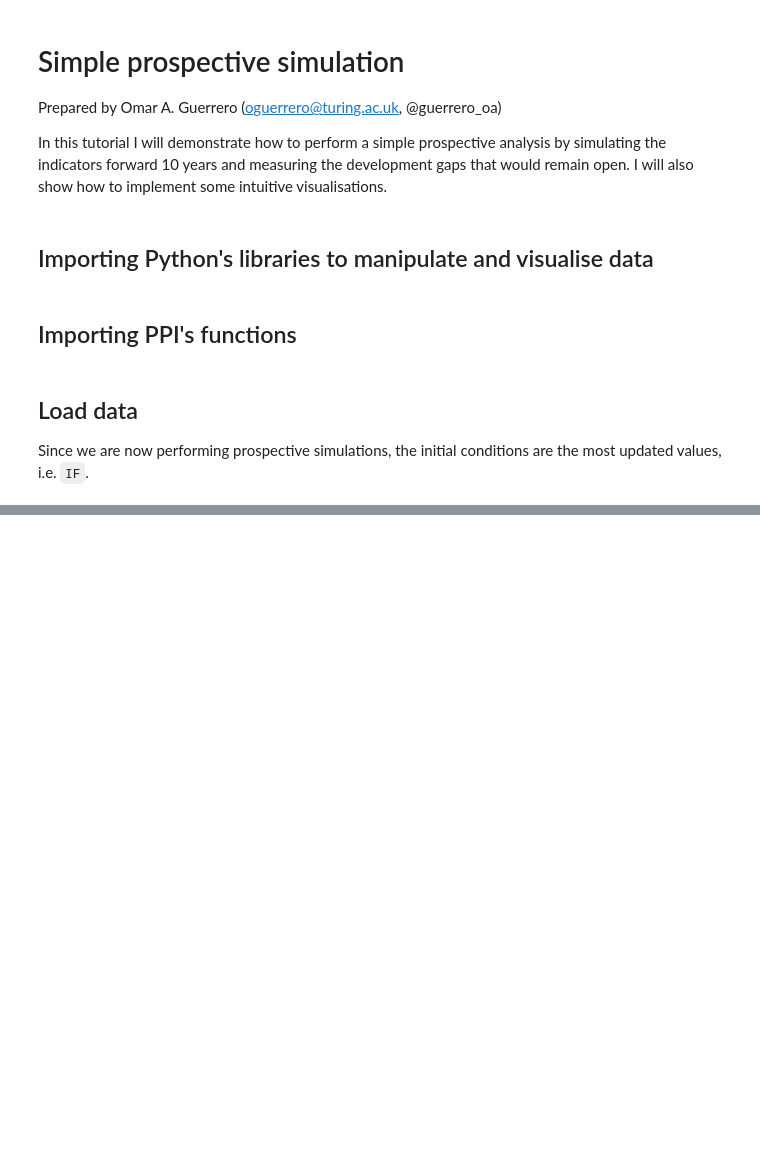
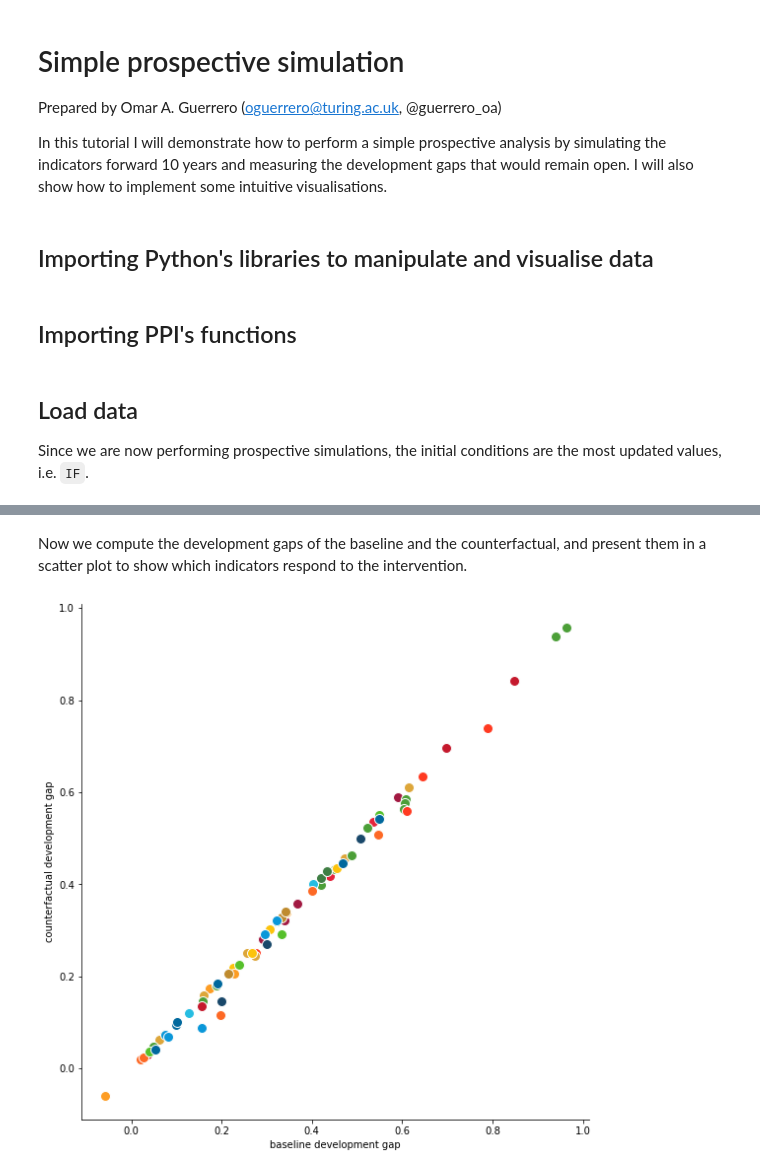
Before and after one commit to oguerrer/ppi, a Jupyter notebook: tutorials/03 - simple_prospective.ipynb, the cells around one changed output, grey strips where cells are left out. Drawn from its saved outputs; the diff is of its cells as text; code cells hidden in the pictures; blank space fills up the shorter version.

```diff
--- a/tutorials/03 - simple_prospective.ipynb
+++ b/tutorials/03 - simple_prospective.ipynb
@@ -77,0 +168,38 @@ len(tsI)
+# %%
+linear_growth = np.tile(np.linspace(0, 2, T), (Bs.shape[0],1))
+Bs3 = Bs*(1+linear_growth)
+
+outputs = []
+for sample in range(sample_size):
+    output = ppi.run_ppi(I0, alphas, alphas_prime, betas, A=A, R=R, qm=qm, rl=rl,
+                Imax=Imax, Imin=Imin, Bs=Bs3, B_dict=B_dict, T=T, G=goals)
+    outputs.append(output)
+
+# separate the outputs into lists of time series
+tsI, tsC, tsF, tsP, tsS, tsG = zip(*outputs)
+
+# copmute the average time series of the indicators
+tsI_hat = np.mean(tsI, axis=0)
+
+# make a new dataframe with the indicators' information
+new_rows = []
+for i, serie in enumerate(tsI_hat):
+    new_row = [df_indis.iloc[i].seriesCode, df_indis.iloc[i].sdg, df_indis.iloc[i].color] + serie.tolist()
+    new_rows.append(new_row)
+
+df_output2 = pd.DataFrame(new_rows, columns=['seriesCode', 'sdg', 'color']+list(range(T)))
+df_output2['goal'] = goals
+# %% [markdown]
+Now we compute the development gaps of the baseline and the counterfactual, and present them in a scatter plot to show which indicators respond to the intervention.
+# %%
+plt.figure(figsize=(8, 8))
+for index, row in df_output.iterrows():
+    plt.plot(row.goal-row[T-1], df_output2.iloc[index].goal-df_output2.iloc[index][T-1],
+             '.', mec='w', mfc=row.color, markersize=20)
+plt.gca().spines['right'].set_visible(False)
+plt.gca().spines['top'].set_visible(False)
+plt.xlabel('baseline development gap')
+plt.ylabel('counterfactual development gap')
+plt.tight_layout()
+# %% [output]
+[figure, added]
```
Also changed, not shown: parts of 16 cells of this notebook, 3 other files.
